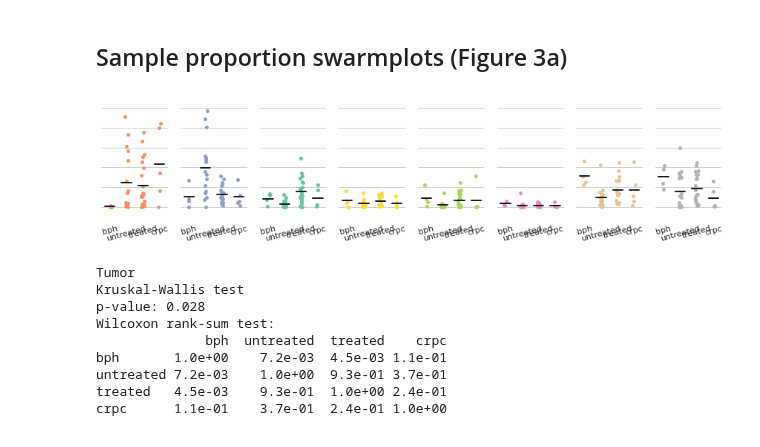
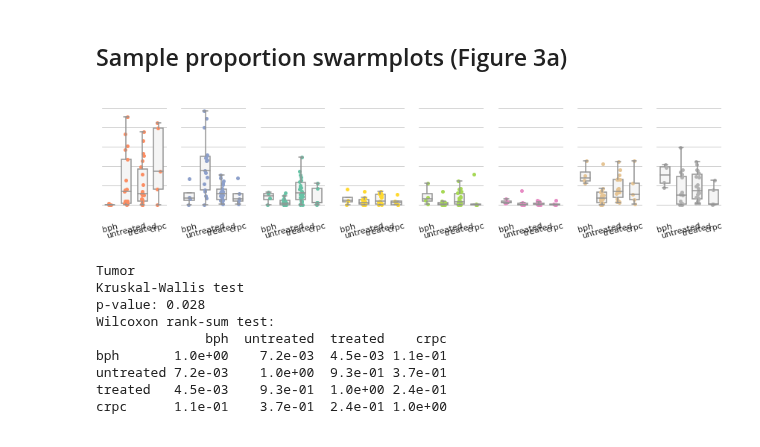
Before and after one commit to akiviaho/spatial, a Jupyter notebook: notebooks/spatial-gene-expression-analysis.ipynb, the cells around one changed output. Drawn from its saved outputs; the diff is of its cells as text; code cells hidden in the pictures.

```diff
--- a/notebooks/spatial-gene-expression-analysis.ipynb
+++ b/notebooks/spatial-gene-expression-analysis.ipynb
@@ -87,0 +93,8 @@ all_obs.to_csv('./data/pathology_filtered_obs_with_regions.csv')
+# %%
+# Load the results and check genes
+
+region_degs_dict = {}
+
+for region in regions:
+    df = pd.read_excel('./supplementary_tables/NEADT_vs_TRNA_degs_by_region.xlsx',sheet_name=region,index_col=0)
+    region_degs_dict[region] = df
@@ -276,40 +311,42 @@ for i, region in enumerate(regions):
     ax = axs[i]
     df = get_spot_proportions(region)
 
     sns.stripplot(x="treatment", y="proportion", order = order, data=df, size=5, ax=ax, color=color_dict[region]) # color=".7",)
-    sns.boxplot(showmeans=True,
-            meanline=True,
+    sns.boxplot(showmeans=False,
+            meanline=False,
             meanprops={'color': 'k', 'ls': '-', 'lw': 2},
-            medianprops={'visible': False},
-            whiskerprops={'visible': False},
+            medianprops={'visible': True},
+            whiskerprops={'visible': True},
             zorder=10,
             x="treatment",
             y="proportion",
             data=df,
             order = order,
             showfliers=False,
-            showbox=False,
-            showcaps=False,
+            showbox=True,
+            showcaps=True,
+            color='whitesmoke',
             width=0.6,
             ax=ax)
     ax.set_ylim(-0.1,1.1)
     #ax.set_title(region)
     ax.set_ylabel('')
     ax.set_xlabel('')
     #ax.set_xticklabels([''])
     ax.set_xticklabels(ax.get_xticklabels(),rotation=15)
     ax.set_yticklabels([''])
 
     ax.spines['top'].set_visible(False)
     ax.spines['right'].set_visible(False)
     ax.spines['bottom'].set_visible(False)
     ax.spines['left'].set_visible(False)
 
 plt.tight_layout()
 #plt.savefig('./plots/region_proportion_swarmplots/all_region_proportions_swarmplot.pdf')
+plt.savefig('./plots/region_proportion_swarmplots/all_region_proportions_swarmplot_boxplot.pdf') # 6.3.2024 added boxplot
 plt.show()
 # %% [output]
-[figure, old version]
+[figure, new version]
 # %%
 # Perform statistical testing of possible differences in spot proportions between samples
 # Use these to draw significance bars on top of the swarmplots
```
Also changed, not shown: parts of 12 cells of this notebook, 3 other files.
